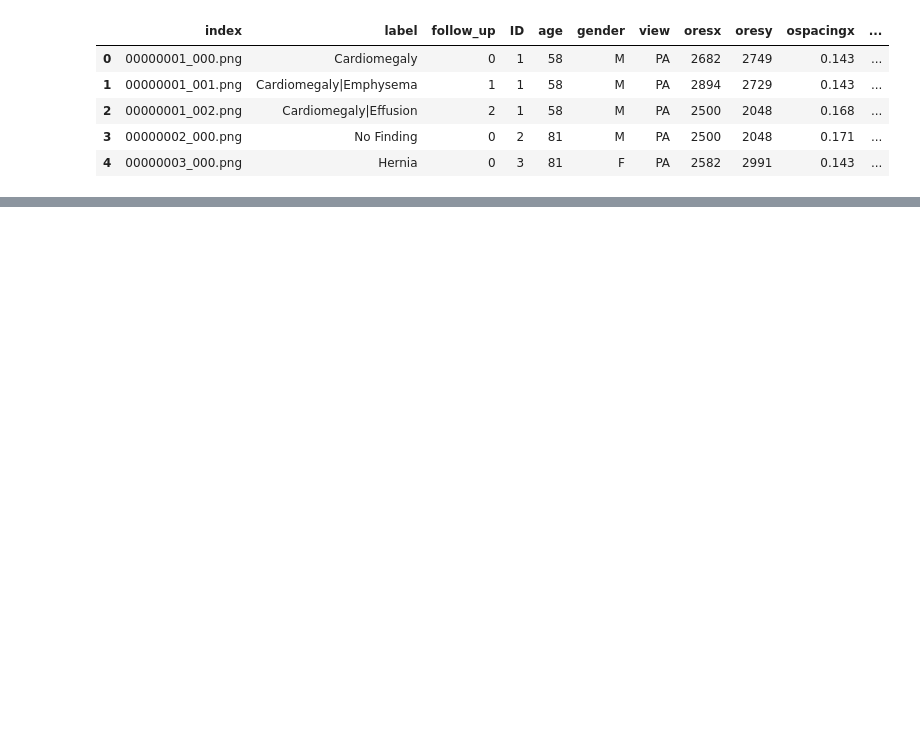
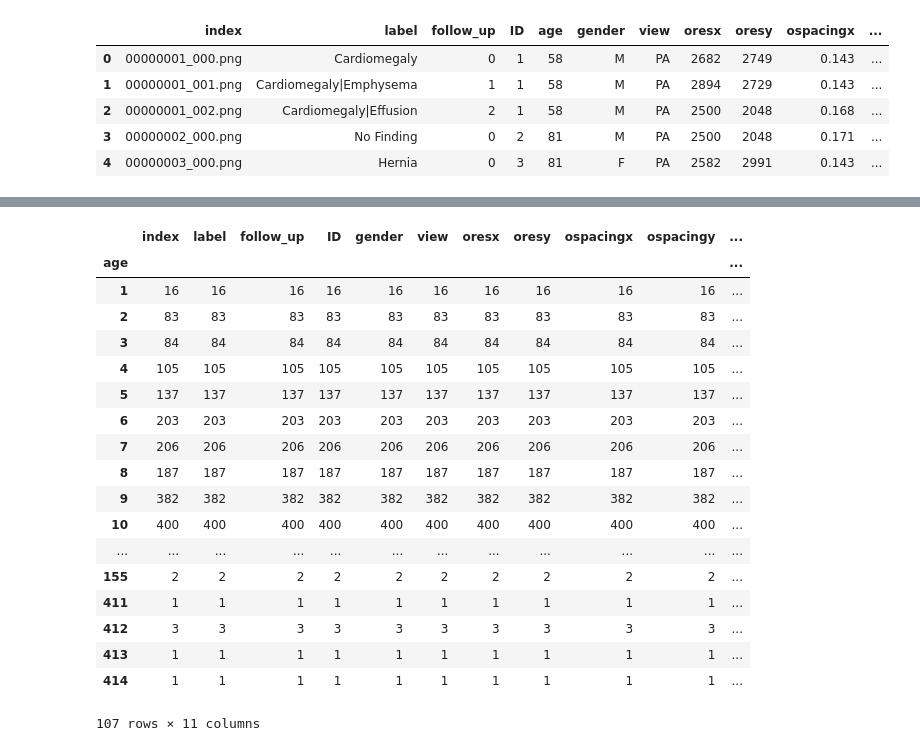
Before and after one commit to abcsFrederick/gan, a Jupyter notebook: scripts/chestxray.ipynb, the cells around one changed output, grey strips where cells are left out. Saved outputs shown, nothing was run; the diff lists cells and outputs as text; code cells hidden in the pictures; blank space fills up the shorter version.

```diff
--- a/scripts/chestxray.ipynb
+++ b/scripts/chestxray.ipynb
@@ -36,0 +17,22 @@ df.groupby('label').count().sort_values(by='index', ascending=False)
+# %%
+df.groupby('age').count()
+# %% [output]
+|  | index | label | follow_up | ID | gender | view | oresx | oresy | ospacingx | ospacingy | ... |
+| age |  |  |  |  |  |  |  |  |  |  | ... |
+| 1 | 16 | 16 | 16 | 16 | 16 | 16 | 16 | 16 | 16 | 16 | ... |
+| 2 | 83 | 83 | 83 | 83 | 83 | 83 | 83 | 83 | 83 | 83 | ... |
+| 3 | 84 | 84 | 84 | 84 | 84 | 84 | 84 | 84 | 84 | 84 | ... |
+| 4 | 105 | 105 | 105 | 105 | 105 | 105 | 105 | 105 | 105 | 105 | ... |
+| 5 | 137 | 137 | 137 | 137 | 137 | 137 | 137 | 137 | 137 | 137 | ... |
+| 6 | 203 | 203 | 203 | 203 | 203 | 203 | 203 | 203 | 203 | 203 | ... |
+| 7 | 206 | 206 | 206 | 206 | 206 | 206 | 206 | 206 | 206 | 206 | ... |
+| 8 | 187 | 187 | 187 | 187 | 187 | 187 | 187 | 187 | 187 | 187 | ... |
+| 9 | 382 | 382 | 382 | 382 | 382 | 382 | 382 | 382 | 382 | 382 | ... |
+| 10 | 400 | 400 | 400 | 400 | 400 | 400 | 400 | 400 | 400 | 400 | ... |
+| ... | ... | ... | ... | ... | ... | ... | ... | ... | ... | ... | ... |
+| 155 | 2 | 2 | 2 | 2 | 2 | 2 | 2 | 2 | 2 | 2 | ... |
+| 411 | 1 | 1 | 1 | 1 | 1 | 1 | 1 | 1 | 1 | 1 | ... |
+| 412 | 3 | 3 | 3 | 3 | 3 | 3 | 3 | 3 | 3 | 3 | ... |
+| 413 | 1 | 1 | 1 | 1 | 1 | 1 | 1 | 1 | 1 | 1 | ... |
+| 414 | 1 | 1 | 1 | 1 | 1 | 1 | 1 | 1 | 1 | 1 | ... |
+107 rows × 11 columns
```
Also changed, not shown: parts of 1 cell of this notebook, 2 other files.
